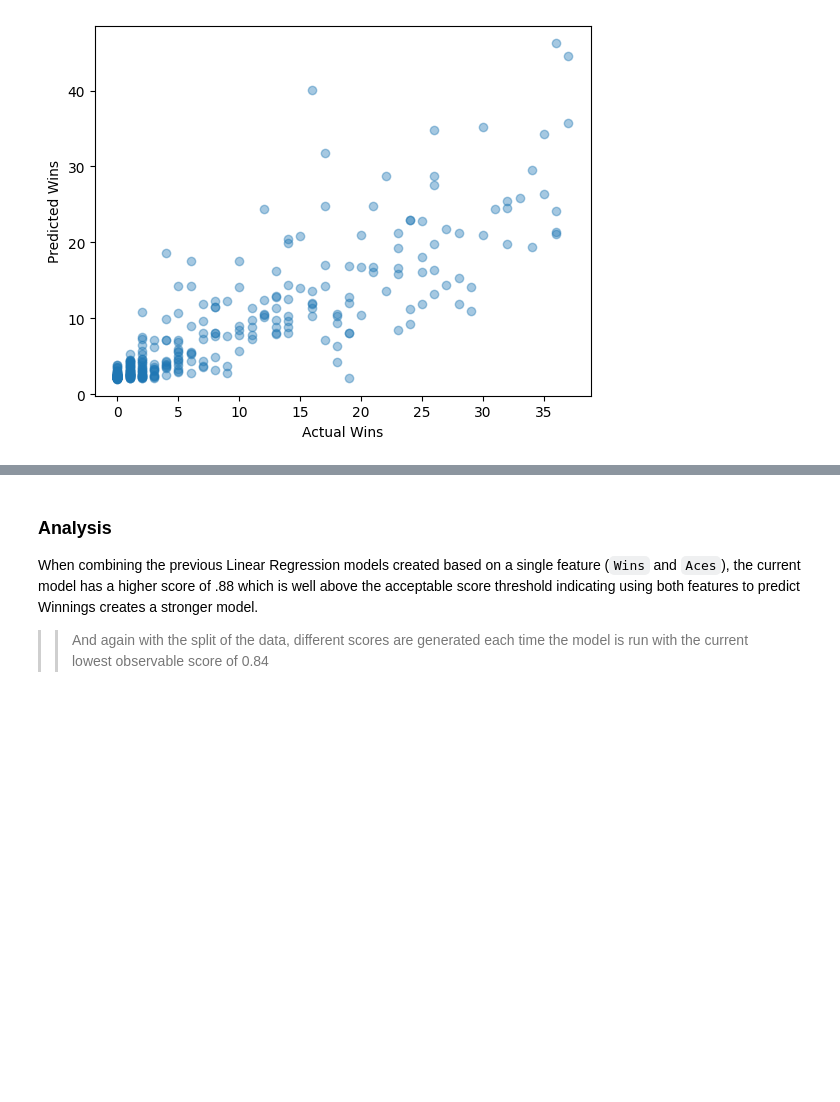
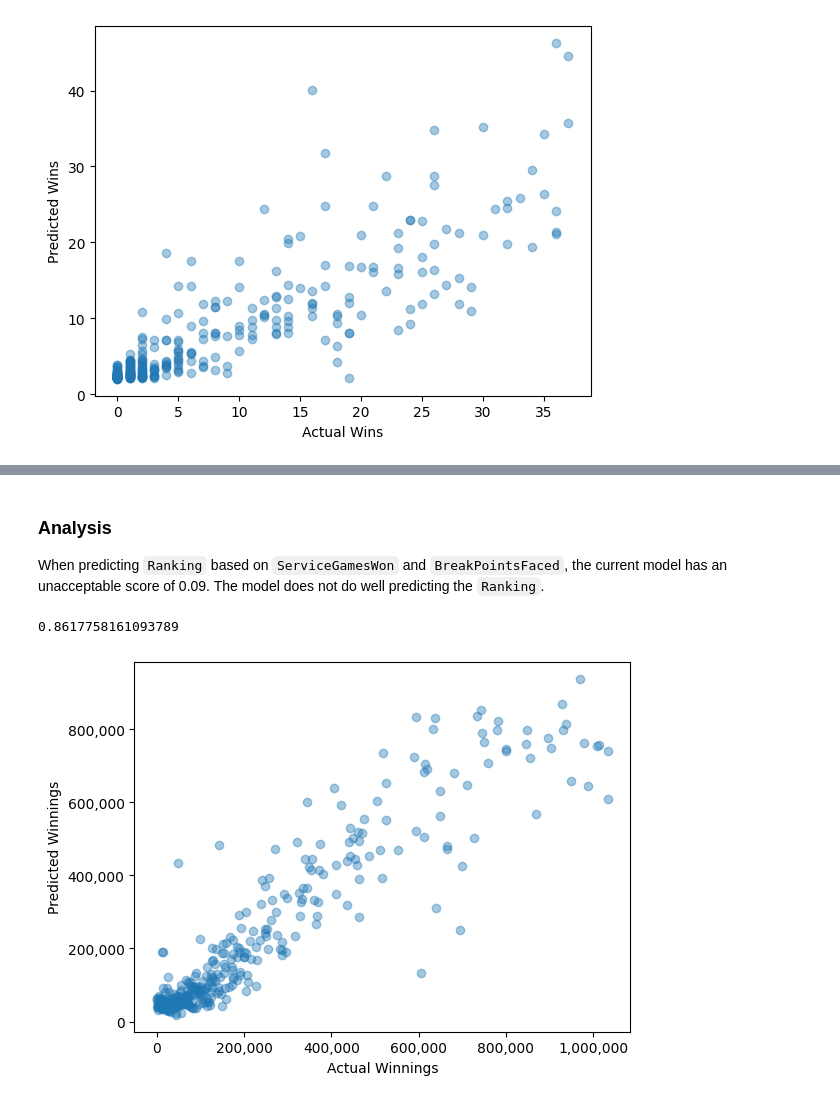
Before and after one commit to j591fletcher/Tennis-Ace, a Jupyter notebook: tennis_proj.ipynb, the cells around one changed output, grey strips where cells are left out. Cells and saved outputs as stored; diff of their text form; code cells hidden in the pictures; blank space fills up the shorter version.

```diff
--- a/tennis_proj.ipynb
+++ b/tennis_proj.ipynb
@@ -154,4 +197,48 @@ plt.show()
-# %% [markdown]
-### Analysis
-When combining the previous Linear Regression models created based on a single feature (`Wins` and `Aces`), the current model has a higher score of .88 which is well above the acceptable score threshold indicating using both features to predict Winnings creates a stronger model.
->> And again with the split of the data, different scores are generated each time the model is run with the current lowest observable score of 0.84
+# %% [markdown]
+### Analysis
+When predicting `Ranking` based on `ServiceGamesWon` and `BreakPointsFaced`, the current model has an unacceptable score of 0.09.  The model does not do well predicting the `Ranking`.
+# %%
+## perform multiple feature linear regressions here:
+#
+
+#setting feature and outcome
+feature = stats[['FirstServe','FirstServePointsWon','FirstServeReturnPointsWon',
+'SecondServePointsWon','SecondServeReturnPointsWon','Aces',
+'BreakPointsConverted','BreakPointsFaced','BreakPointsOpportunities',
+'BreakPointsSaved','DoubleFaults','ReturnGamesPlayed','ReturnGamesWon',
+'ReturnPointsWon','ServiceGamesPlayed','ServiceGamesWon','TotalPointsWon',
+'TotalServicePointsWon']]
+outcome = stats[["Winnings"]]
+
+
+#splitting training and test data
+feature_train, feature_test, outcome_train, outcome_test = (train_test_split(feature, outcome, train_size=0.8))
+
+#creating model and training model on training data
+model = LinearRegression()
+model.fit(feature_train,outcome_train)
+
+#calculating score (coefficient of determination)
+model.score(feature_test,outcome_test)
+print(model.score(feature_test,outcome_test))
+# score = 0.65
+
+#prediction
+prediction = model.predict(feature_test)
+plt.scatter(outcome_test,prediction, alpha=0.4)
+
+#add commas in y values
+current_valuesy = plt.gca().get_yticks()
+plt.gca().set_yticklabels(['{:,.0f}'.format(x) for x in current_valuesy])
+
+#add commas in x values
+current_valuesx = plt.gca().get_xticks()
+plt.gca().set_xticklabels(['{:,.0f}'.format(x) for x in current_valuesx])
+
+
+plt.xlabel("Actual Winnings")
+plt.ylabel("Predicted Winnings")
+plt.show()
+# %% [output]
+0.8617758161093789
+[figure, added]
```
Also changed, not shown: parts of 9 cells of this notebook.
